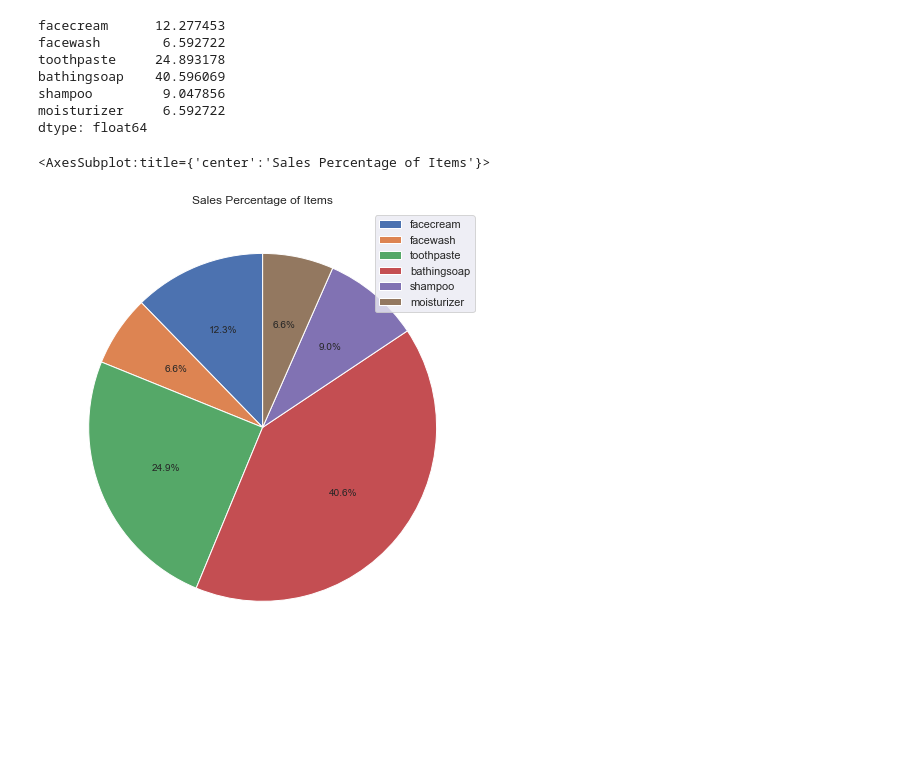
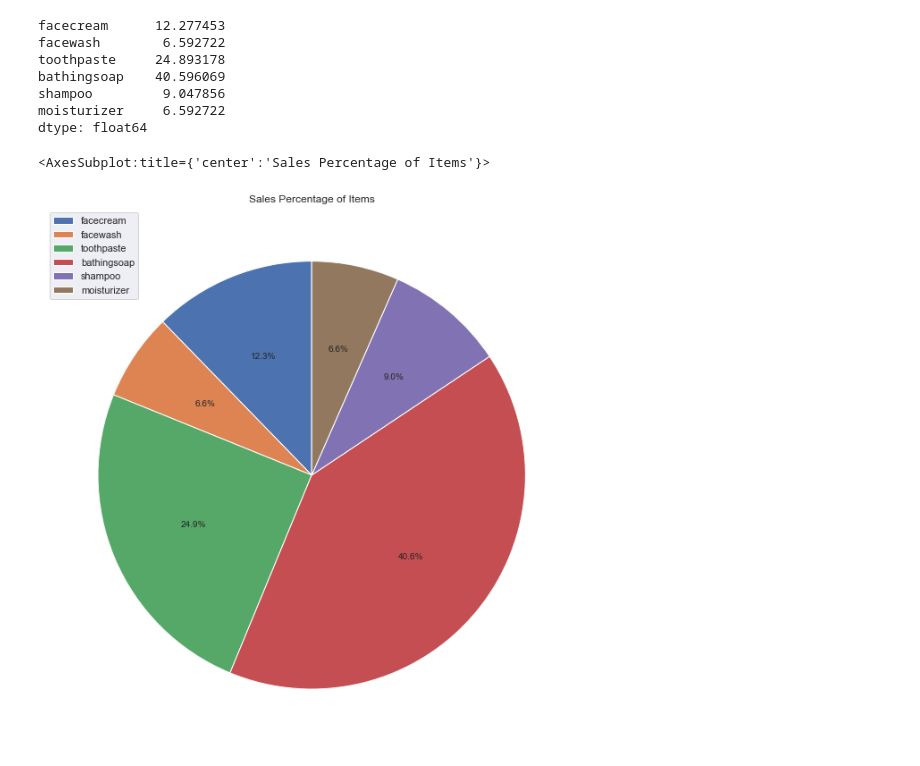
Before and after one commit to WuVi5054/2022-fall-data-science, a Jupyter notebook: Week-08-Data-Visualization/Exercise.ipynb, the cells around one changed output. Cells and saved outputs as stored; diff of their text form; code cells hidden in the pictures; blank space fills up the shorter version.

```diff
--- a/Week-08-Data-Visualization/Exercise.ipynb
+++ b/Week-08-Data-Visualization/Exercise.ipynb
@@ -282,12 +282,12 @@ dtype: float64
 # %%
 percentage.plot.pie(y=features,
                     startangle=90,
                     autopct='%1.1f%%',
                     legend = True,
                     ylabel = '',
                     title = 'Sales Percentage of Items',
                     labeldistance = None,
-                    figsize = (11,8))
+                    figsize = (13,11))
 # %% [output]
 <AxesSubplot:title={'center':'Sales Percentage of Items'}>
-[figure, old version]
+[figure, new version]
```
